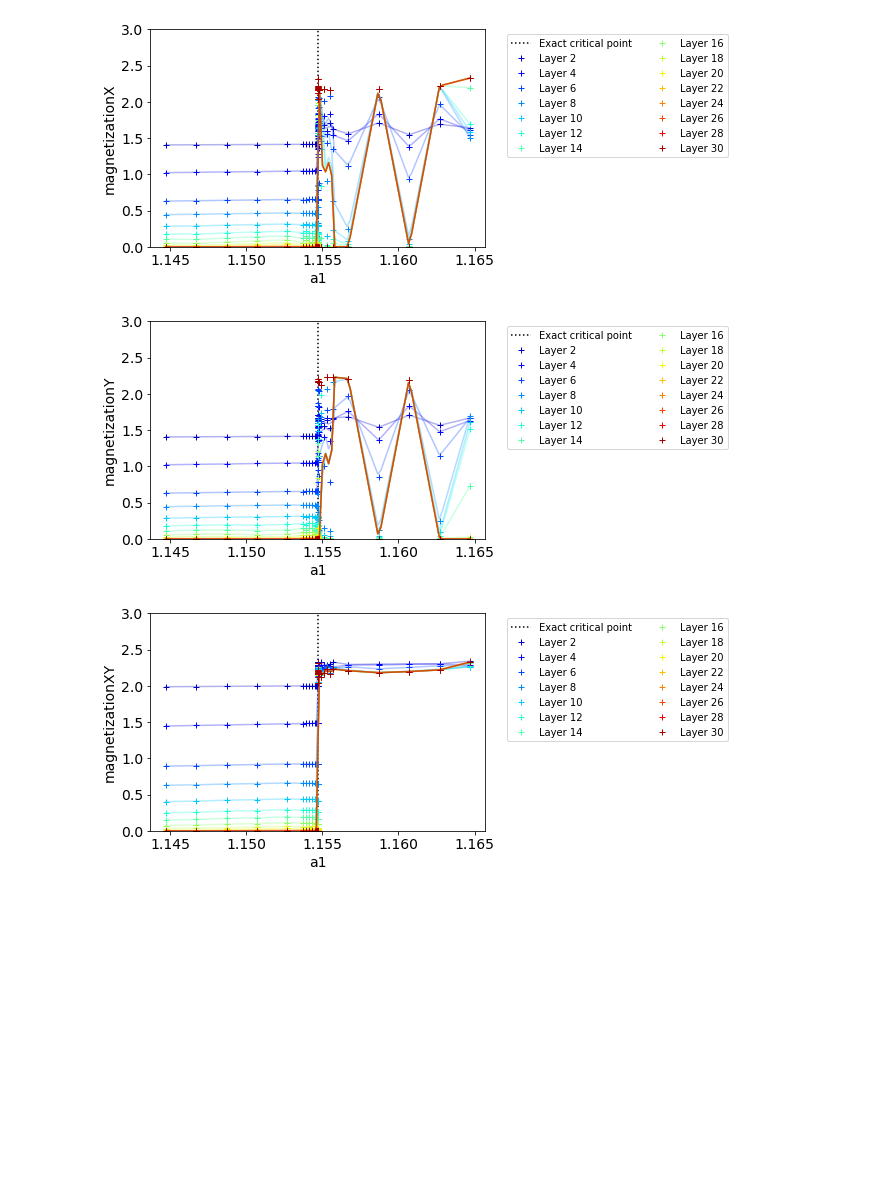
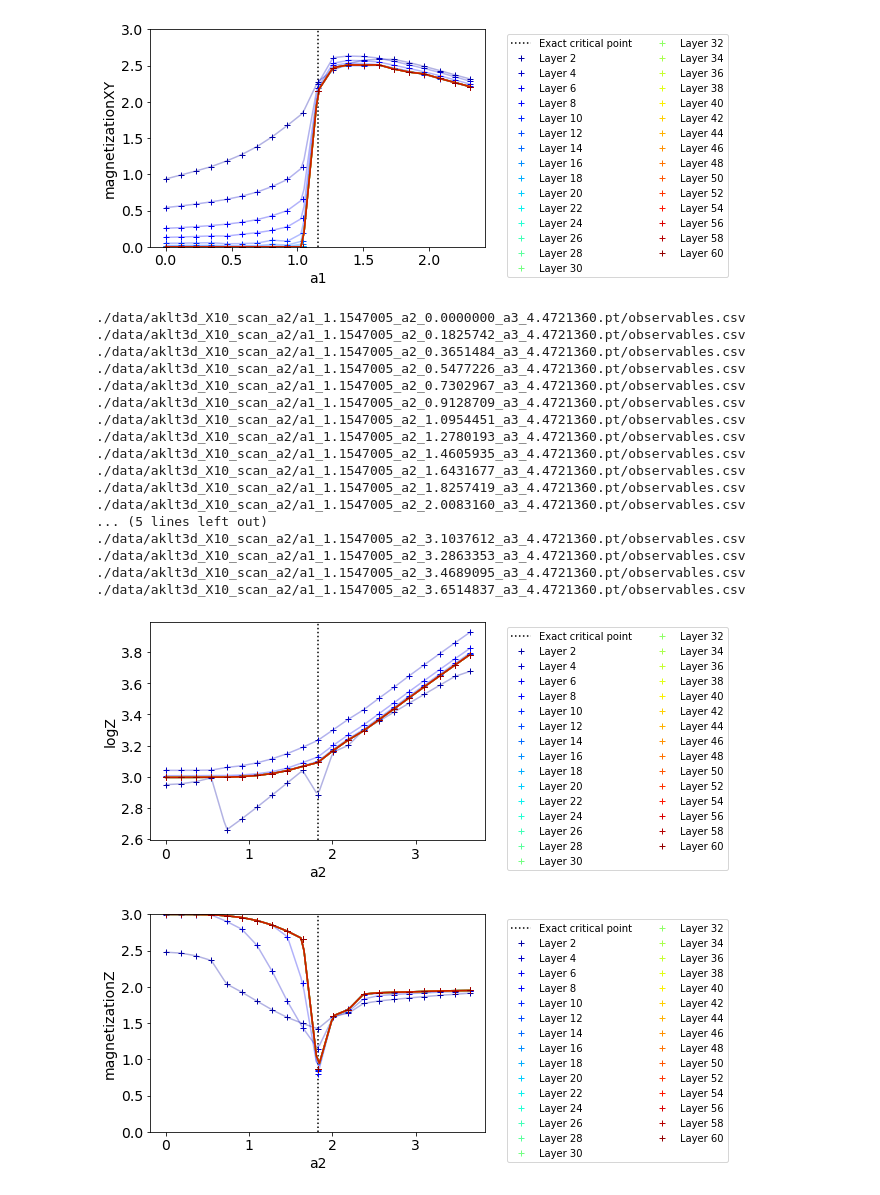
Before and after one commit to fangzhangmnm/AKLT3D, a Jupyter notebook: plot_observables.ipynb, the cells around one changed output. Cells and saved outputs as stored; diff of their text form; code cells hidden in the pictures; blank space fills up the shorter version.

Commit message:
fix plot observables

```diff
--- a/plot_observables.ipynb
+++ b/plot_observables.ipynb
@@ -38,7 +38,7 @@ def plot_obs_by_layer(df,param_name,obs_name,exact_critical_param=None,exact_obs
     plt.legend(ncol=2, bbox_to_anchor=(1.05, 1), loc='upper left')
     plt.show()
 
-def load_df(filenames,obs_names,calc_binder=False):
+def load_df(filenames):
     filenames=sorted(filenames,key=lambda x:os.path.getmtime(x))
     dfs=[]
     for filename in filenames:
@@ -46,24 +46,27 @@ def load_df(filenames,obs_names,calc_binder=False):
         dfs.append(df)
         print(filename)
     df=pd.concat(dfs)
-    if calc_binder:
-        for obs_name in obs_names:
-            df[obs_name+'_binder']=df[obs_name+'_4']/df[obs_name+'_2']**2
     df['magnetizationXY']=(df['magnetizationX']**2+df['magnetizationY']**2)**.5
     df['magnetizationXYZ']=(df['magnetizationX']**2+df['magnetizationY']**2+df['magnetizationZ']**2)**.5
     return df
 # %%
-filenames,exact_model,=glob('./data/aklt3d_X10_scan_params_line_observables/*.csv'),None
-obs_names=['magnetizationX','magnetizationY','magnetizationZ']
+critical_params={'a1':np.sqrt(20/15),'a2':np.sqrt(20/6),'a3':np.sqrt(20/1)}
 
-df=load_df(filenames,obs_names)
-
-critical_params={'a1':np.sqrt(20/15),'a2':np.sqrt(20/6),'a3':np.sqrt(20/1)}
+df=load_df(glob('./data/aklt3d_X10_scan_a1/*/observables.csv'))
 exact_critical_param=critical_params['a1']
 plot_obs_by_layer(df,'a1','logZ',exact_critical_param)
 plot_obs_by_layer(df,'a1','magnetizationZ',exact_critical_param,ylim=[0,3])
-plot_obs_by_layer(df,'a1','magnetizationX',exact_critical_param,ylim=[0,3])
-plot_obs_by_layer(df,'a1','magnetizationY',exact_critical_param,ylim=[0,3])
 plot_obs_by_layer(df,'a1','magnetizationXY',exact_critical_param,ylim=[0,3])
-plot_obs_by_layer(df,'a1','magnetizationXYZ',exact_critical_param,ylim=[0,3])
+
+df=load_df(glob('./data/aklt3d_X10_scan_a2/*/observables.csv'))
+exact_critical_param=critical_params['a2']
+plot_obs_by_layer(df,'a2','logZ',exact_critical_param)
+plot_obs_by_layer(df,'a2','magnetizationZ',exact_critical_param,ylim=[0,3])
+plot_obs_by_layer(df,'a2','magnetizationXY',exact_critical_param,ylim=[0,3])
+
+df=load_df(glob('./data/aklt3d_X10_scan_a3/*/observables.csv'))
+exact_critical_param=critical_params['a3']
+plot_obs_by_layer(df,'a3','logZ',exact_critical_param)
+plot_obs_by_layer(df,'a3','magnetizationZ',exact_critical_param,ylim=[0,3])
+plot_obs_by_layer(df,'a3','magnetizationXY',exact_critical_param,ylim=[0,3])
 # %% [output]
@@ -89,3 +92,20 @@ plot_obs_by_layer(df,'a1','magnetizationXYZ',exact_critical_param,ylim=[0,3])
-[figure, old version]
+[figure, new version]
+./data/aklt3d_X10_scan_a2/a1_1.1547005_a2_0.0000000_a3_4.4721360.pt/observables.csv
+./data/aklt3d_X10_scan_a2/a1_1.1547005_a2_0.1825742_a3_4.4721360.pt/observables.csv
+./data/aklt3d_X10_scan_a2/a1_1.1547005_a2_0.3651484_a3_4.4721360.pt/observables.csv
+./data/aklt3d_X10_scan_a2/a1_1.1547005_a2_0.5477226_a3_4.4721360.pt/observables.csv
+./data/aklt3d_X10_scan_a2/a1_1.1547005_a2_0.7302967_a3_4.4721360.pt/observables.csv
+./data/aklt3d_X10_scan_a2/a1_1.1547005_a2_0.9128709_a3_4.4721360.pt/observables.csv
+./data/aklt3d_X10_scan_a2/a1_1.1547005_a2_1.0954451_a3_4.4721360.pt/observables.csv
+./data/aklt3d_X10_scan_a2/a1_1.1547005_a2_1.2780193_a3_4.4721360.pt/observables.csv
+./data/aklt3d_X10_scan_a2/a1_1.1547005_a2_1.4605935_a3_4.4721360.pt/observables.csv
+./data/aklt3d_X10_scan_a2/a1_1.1547005_a2_1.6431677_a3_4.4721360.pt/observables.csv
+./data/aklt3d_X10_scan_a2/a1_1.1547005_a2_1.8257419_a3_4.4721360.pt/observables.csv
+./data/aklt3d_X10_scan_a2/a1_1.1547005_a2_2.0083160_a3_4.4721360.pt/observables.csv
+... (5 lines left out)
+./data/aklt3d_X10_scan_a2/a1_1.1547005_a2_3.1037612_a3_4.4721360.pt/observables.csv
+./data/aklt3d_X10_scan_a2/a1_1.1547005_a2_3.2863353_a3_4.4721360.pt/observables.csv
+./data/aklt3d_X10_scan_a2/a1_1.1547005_a2_3.4689095_a3_4.4721360.pt/observables.csv
+./data/aklt3d_X10_scan_a2/a1_1.1547005_a2_3.6514837_a3_4.4721360.pt/observables.csv
-[figure, old version]
+[figure, new version]
-[figure, old version]
+[figure, new version]
```
Also changed, not shown: parts of 4 cells of this notebook, 3 other files.
